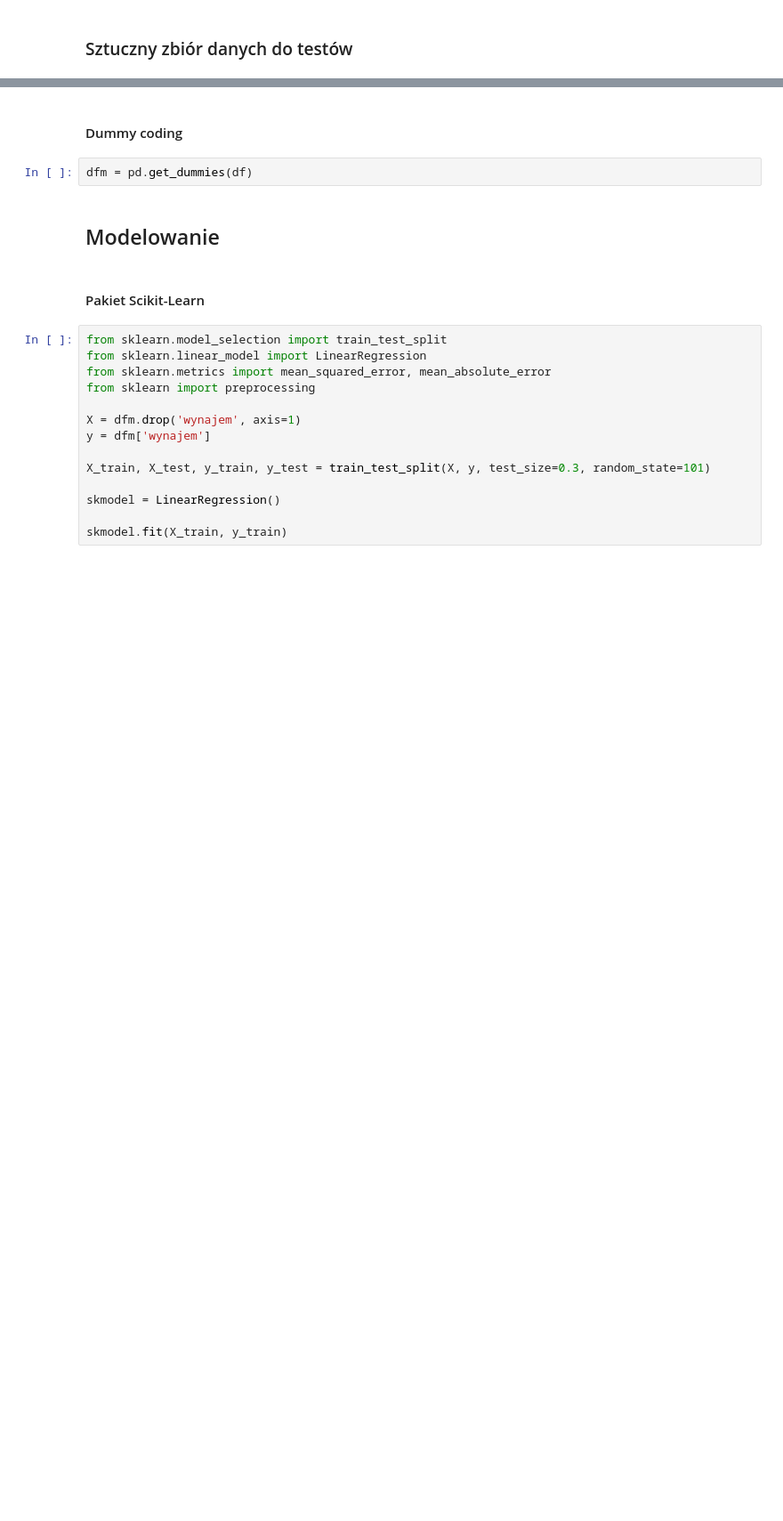
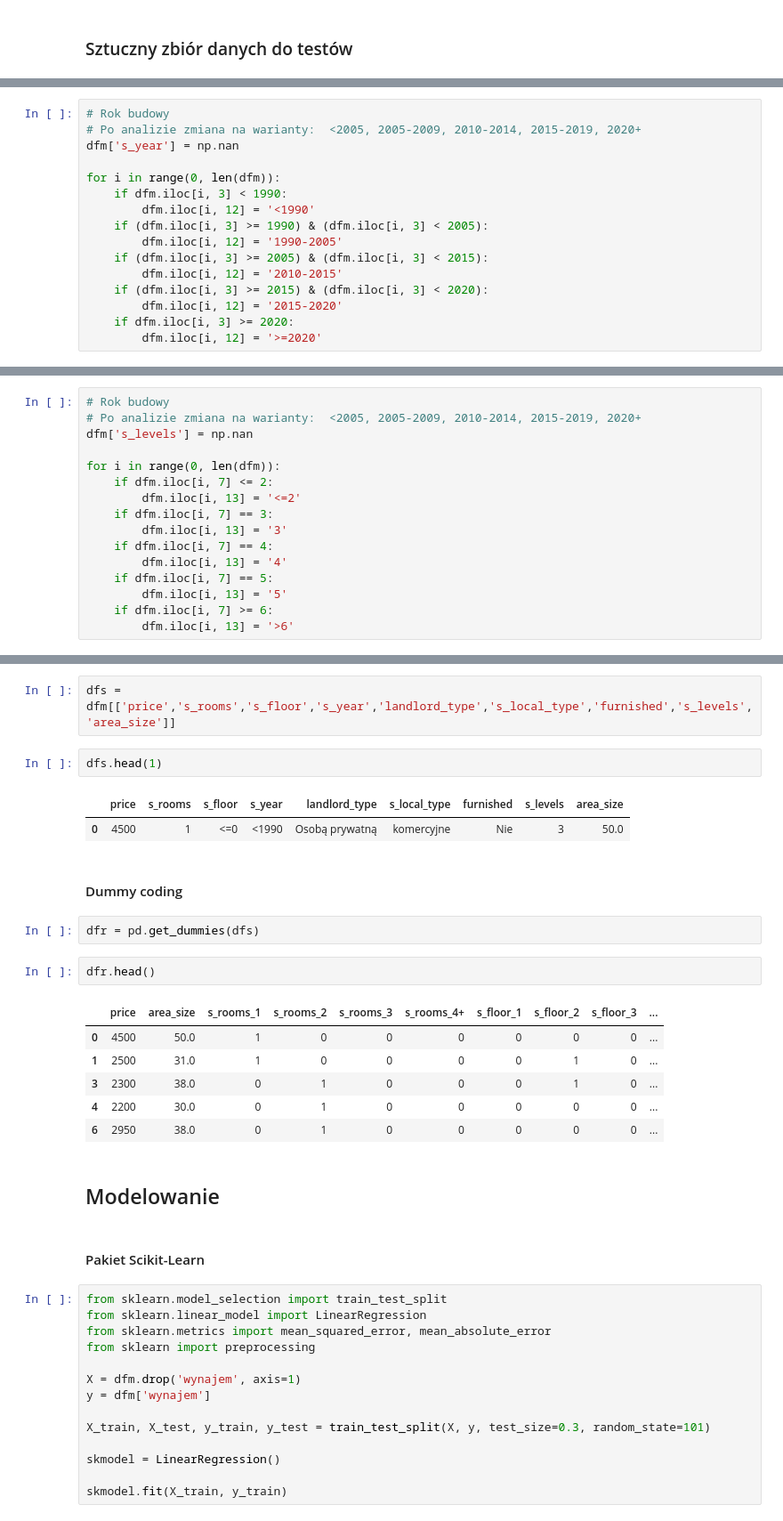
Before and after one commit to chomiczdawid/Web-scraping-and-rent-estimation-project, a Jupyter notebook: modeling.ipynb, the cells around one changed output, grey strips where cells are left out. Shown at 89% size. Saved outputs shown, nothing was run; the diff lists cells and outputs as text; blank space fills up the shorter version.

```diff
--- a/modeling.ipynb
+++ b/modeling.ipynb
@@ -37,0 +353,16 @@ df.head()
+# %%
+# Rok budowy
+# Po analizie zmiana na warianty:  <2005, 2005-2009, 2010-2014, 2015-2019, 2020+
+dfm['s_year'] = np.nan
+
+for i in range(0, len(dfm)):
+    if dfm.iloc[i, 3] < 1990:
+        dfm.iloc[i, 12] = '<1990'
+    if (dfm.iloc[i, 3] >= 1990) & (dfm.iloc[i, 3] < 2005):
+        dfm.iloc[i, 12] = '1990-2005'
+    if (dfm.iloc[i, 3] >= 2005) & (dfm.iloc[i, 3] < 2015):
+        dfm.iloc[i, 12] = '2010-2015'
+    if (dfm.iloc[i, 3] >= 2015) & (dfm.iloc[i, 3] < 2020):
+        dfm.iloc[i, 12] = '2015-2020'
+    if dfm.iloc[i, 3] >= 2020:
+        dfm.iloc[i, 12] = '>=2020'
@@ -37,0 +379,16 @@ df.head()
+# %%
+# Rok budowy
+# Po analizie zmiana na warianty:  <2005, 2005-2009, 2010-2014, 2015-2019, 2020+
+dfm['s_levels'] = np.nan
+
+for i in range(0, len(dfm)):
+    if dfm.iloc[i, 7] <= 2:
+        dfm.iloc[i, 13] = '<=2'
+    if dfm.iloc[i, 7] == 3:
+        dfm.iloc[i, 13] = '3'
+    if dfm.iloc[i, 7] == 4:
+        dfm.iloc[i, 13] = '4'
+    if dfm.iloc[i, 7] == 5:
+        dfm.iloc[i, 13] = '5'
+    if dfm.iloc[i, 7] >= 6:
+        dfm.iloc[i, 13] = '>6'
@@ -38,7 +405,23 @@ df.head()
+# %%
+dfs = dfm[['price','s_rooms','s_floor','s_year','landlord_type','s_local_type','furnished','s_levels','area_size']]
+# %%
+dfs.head(1)
+# %% [output]
+|  | price | s_rooms | s_floor | s_year | landlord_type | s_local_type | furnished | s_levels | area_size |
+| 0 | 4500 | 1 | <=0 | <1990 | Osobą prywatną | komercyjne | Nie | 3 | 50.0 |
 # %% [markdown]
 #### Dummy coding
 # %%
-dfm = pd.get_dummies(df)
+dfr = pd.get_dummies(dfs)
+# %%
+dfr.head()
+# %% [output]
+|  | price | area_size | s_rooms_1 | s_rooms_2 | s_rooms_3 | s_rooms_4+ | s_floor_1 | s_floor_2 | s_floor_3 | ... |
+| 0 | 4500 | 50.0 | 1 | 0 | 0 | 0 | 0 | 0 | 0 | ... |
+| 1 | 2500 | 31.0 | 1 | 0 | 0 | 0 | 0 | 1 | 0 | ... |
+| 3 | 2300 | 38.0 | 0 | 1 | 0 | 0 | 0 | 1 | 0 | ... |
+| 4 | 2200 | 30.0 | 0 | 1 | 0 | 0 | 0 | 0 | 0 | ... |
+| 6 | 2950 | 38.0 | 0 | 1 | 0 | 0 | 0 | 0 | 0 | ... |
 # %% [markdown]
 ## Modelowanie
 # %% [markdown]
```
Also changed, not shown: parts of 42 cells of this notebook, 1 other file.
